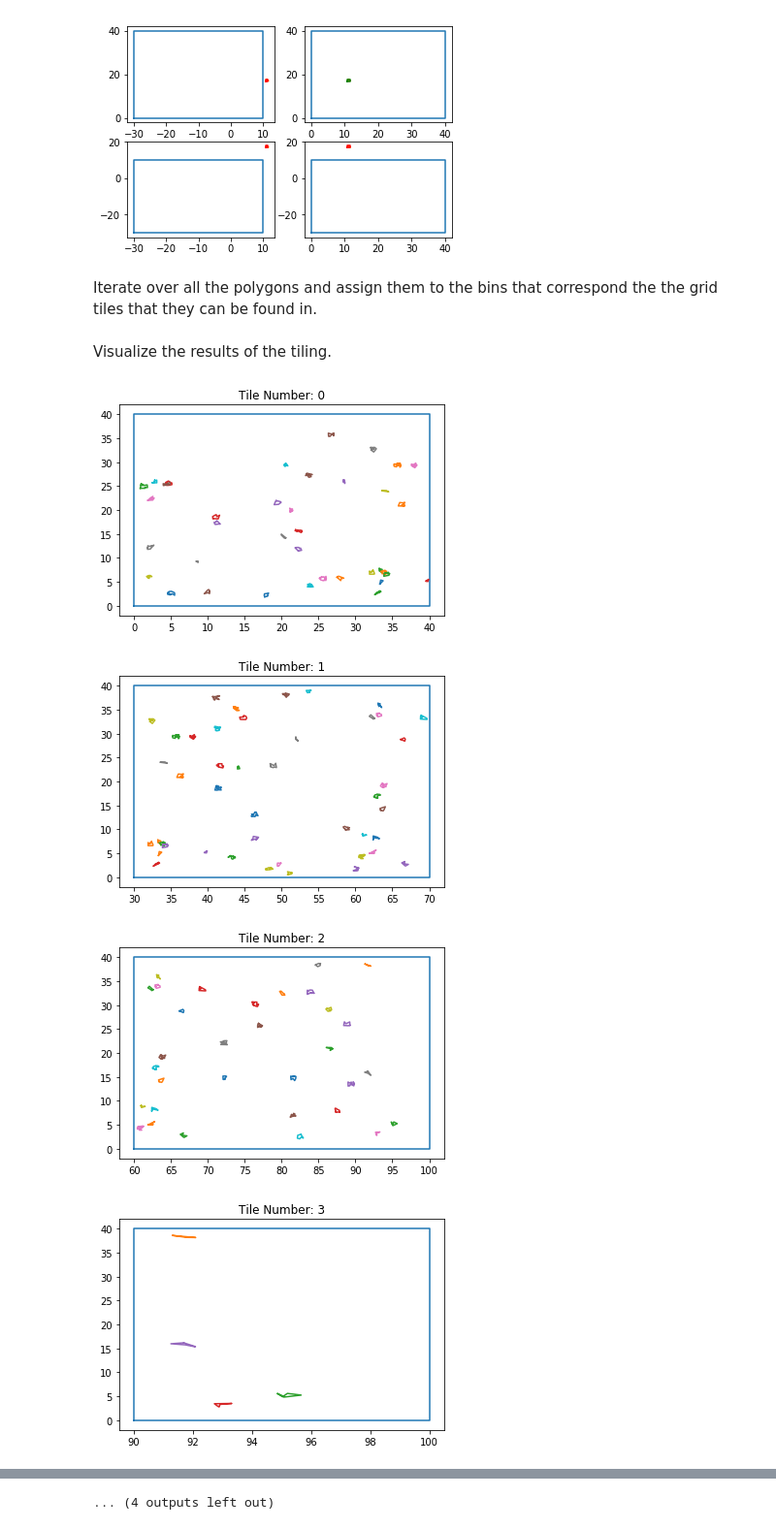
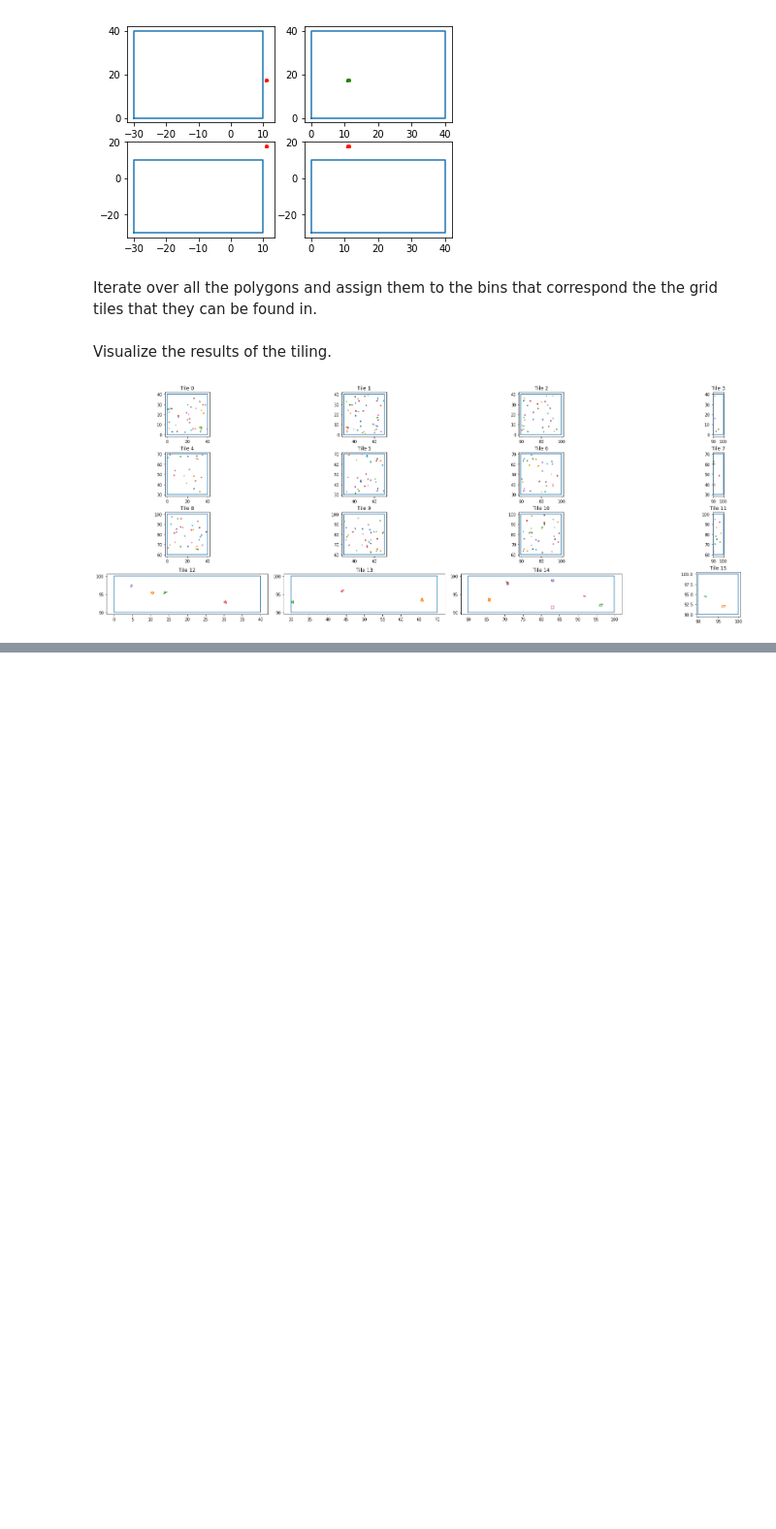
Before and after one commit to tomginsberg/drone-tree-id, a Jupyter notebook: notebooks/notebook.ipynb, the cells around one changed output, grey strips where cells are left out. Shown at 97% size. Drawn from its saved outputs; the diff is of its cells as text; code cells hidden in the pictures; blank space fills up the shorter version.

```diff
--- a/notebooks/notebook.ipynb
+++ b/notebooks/notebook.ipynb
@@ -352,14 +352,15 @@ for poly, bbox in zip(polygons, bboxs):
 # %% [markdown]
 Visualize the results of the tiling.
 # %%
-for tile_num, (tile, bound) in enumerate(zip(tiles, tile_corners)):
-    plt.plot(*get_bbox_corners(bound).transpose())
-    plt.title(f'Tile Number: {tile_num}')
+fig, axes = plt.subplots(4, 4, figsize=(30,10))
+fig.subplots_adjust(hspace=.35, wspace=.1)
+x , y = 0, 0
+for tile_num, (tile, bound, ax) in enumerate(zip(tiles, tile_corners, axes.ravel())):
+    ax.set_aspect(1)
+    ax.plot(*get_bbox_corners(bound).transpose())
+    ax.set_title(f'Tile {tile_num}')
+
     for poly in tile:
-        plt.plot(*poly.transpose());
-    plt.show()
+        ax.plot(*poly.transpose());
 # %% [output]
-[figure, old version]
+[figure, new version]
-[figure, removed]
-[figure, removed]
-[figure, removed]
@@ -374 +366,0 @@ for tile_num, (tile, bound) in enumerate(zip(tiles, tile_corners)):
-... (4 outputs left out)
```
Also changed, not shown: parts of 2 cells of this notebook, 1 other file.
